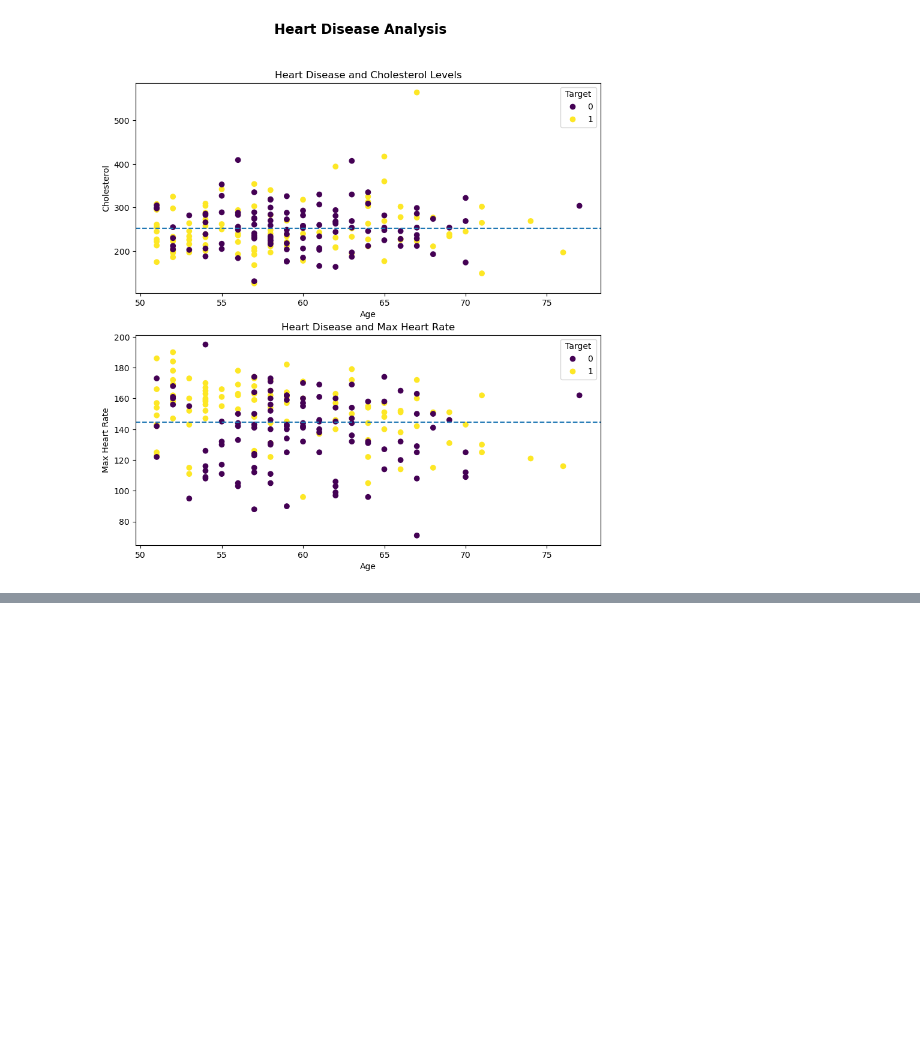
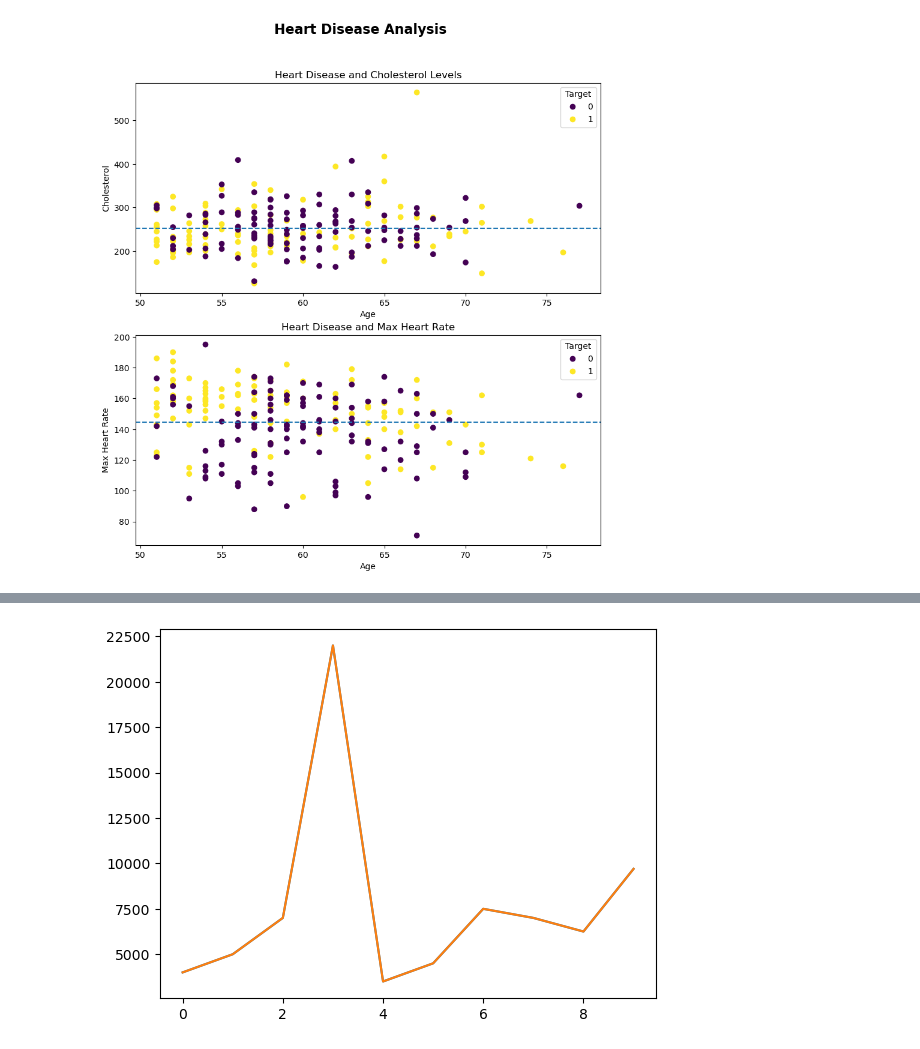
Before and after one commit to Combatd/complete_MLDataScience_bootcamp, a Jupyter notebook: introduction-to-matplotlib.ipynb, the cells around one changed output, grey strips where cells are left out. Drawn from its saved outputs; the diff is of its cells as text; code cells hidden in the pictures; blank space fills up the shorter version.

Commit message:
Customize figure styles

```diff
--- a/introduction-to-matplotlib.ipynb
+++ b/introduction-to-matplotlib.ipynb
@@ -498,0 +521,5 @@ plt.show()
+# %%
+car_sales['Price'].plot()
+plt.show()
+# %% [output]
+[figure, added]
```
Also changed, not shown: parts of 12 cells of this notebook.
